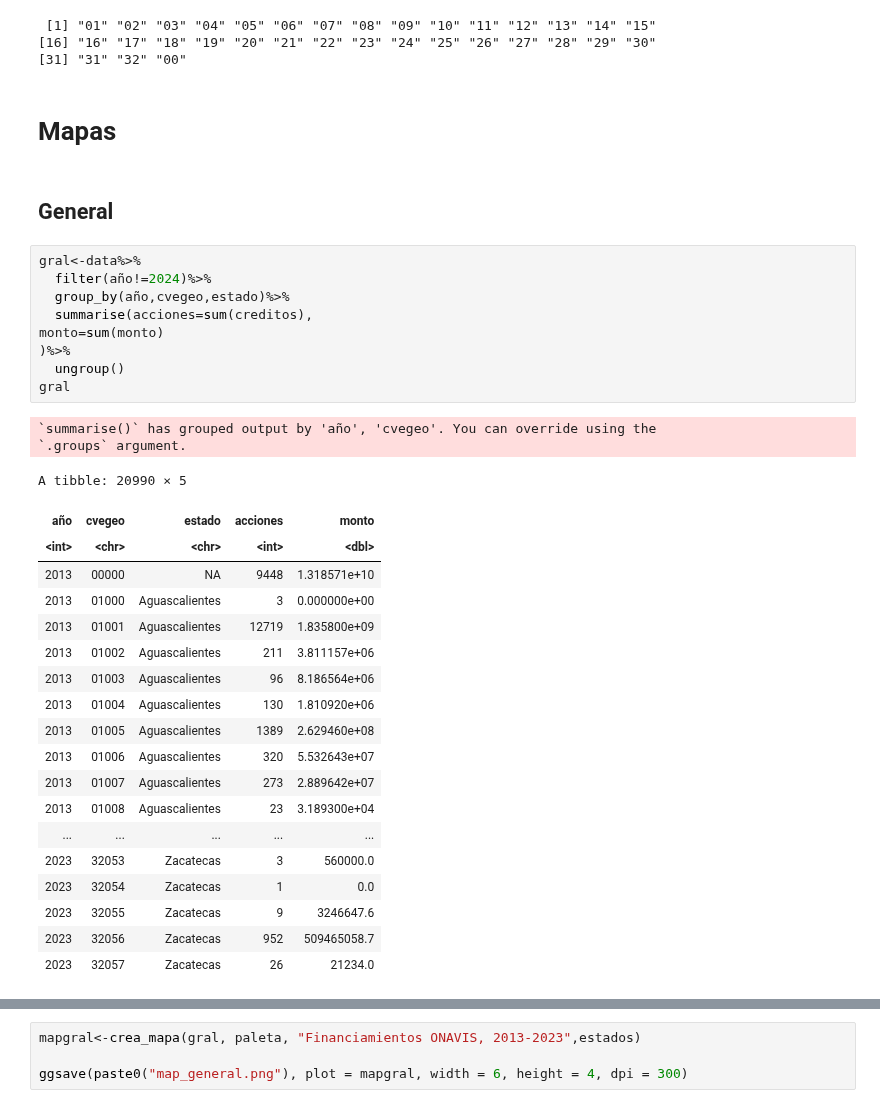
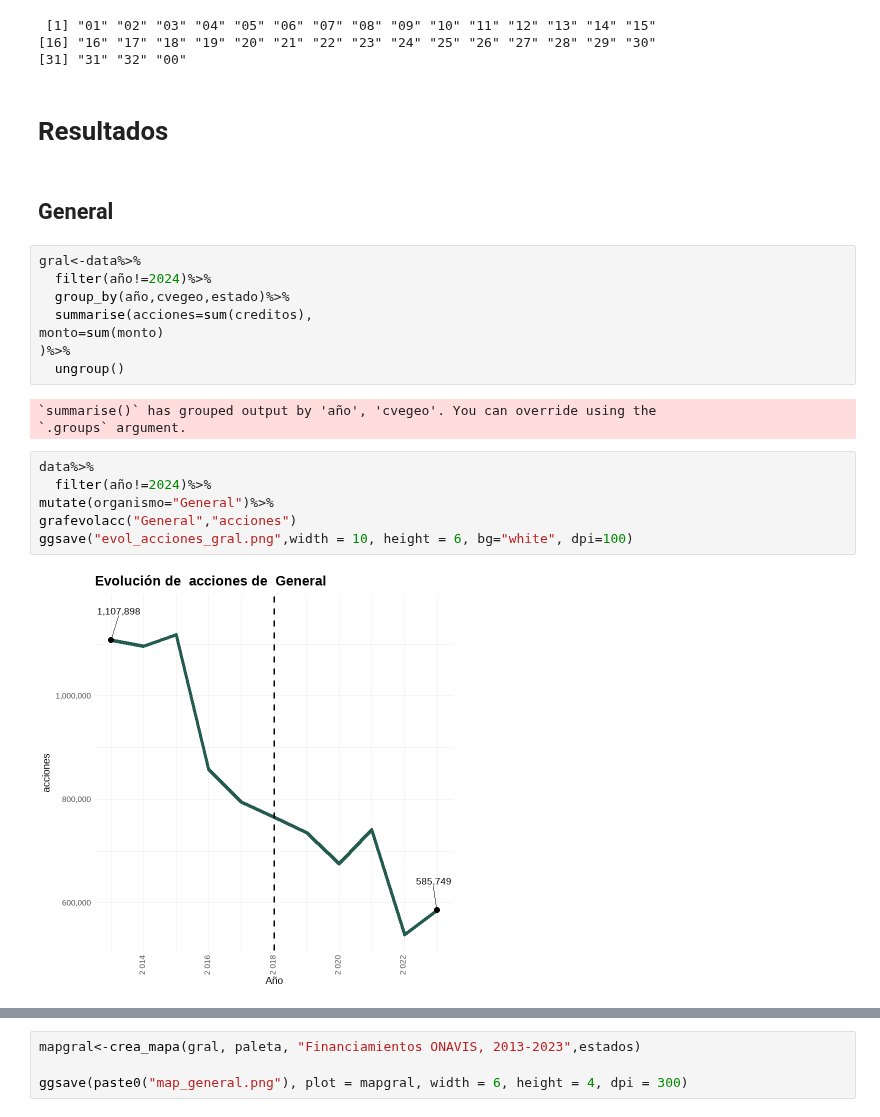
Before and after one commit to claudiodanielpc/datavivi, a Jupyter notebook: datos_cierre_2023.ipynb, the cells around one changed output, grey strips where cells are left out. Saved outputs shown, nothing was run; the diff lists cells and outputs as text.

```diff
--- a/datos_cierre_2023.ipynb
+++ b/datos_cierre_2023.ipynb
@@ -379,7 +456,7 @@ unique(data$cve_ent)
 [16] "16" "17" "18" "19" "20" "21" "22" "23" "24" "25" "26" "27" "28" "29" "30"
 [31] "31" "32" "00"
 # %% [markdown]
-# Mapas
+# Resultados
 # %% [markdown]
 ## General
 # %%
@@ -390,26 +467,14 @@ gral<-data%>%
 monto=sum(monto)
 )%>%
   ungroup()
-gral
 # %% [output]
 `summarise()` has grouped output by 'año', 'cvegeo'. You can override using the
 `.groups` argument.
-A tibble: 20990 × 5
-| año | cvegeo | estado | acciones | monto |
-| <int> | <chr> | <chr> | <int> | <dbl> |
-| 2013 | 00000 | NA | 9448 | 1.318571e+10 |
-| 2013 | 01000 | Aguascalientes | 3 | 0.000000e+00 |
-| 2013 | 01001 | Aguascalientes | 12719 | 1.835800e+09 |
-| 2013 | 01002 | Aguascalientes | 211 | 3.811157e+06 |
-| 2013 | 01003 | Aguascalientes | 96 | 8.186564e+06 |
-| 2013 | 01004 | Aguascalientes | 130 | 1.810920e+06 |
-| 2013 | 01005 | Aguascalientes | 1389 | 2.629460e+08 |
-| 2013 | 01006 | Aguascalientes | 320 | 5.532643e+07 |
-| 2013 | 01007 | Aguascalientes | 273 | 2.889642e+07 |
-| 2013 | 01008 | Aguascalientes | 23 | 3.189300e+04 |
-| ... | ... | ... | ... | ... |
-| 2023 | 32053 | Zacatecas | 3 | 560000.0 |
-| 2023 | 32054 | Zacatecas | 1 | 0.0 |
-| 2023 | 32055 | Zacatecas | 9 | 3246647.6 |
-| 2023 | 32056 | Zacatecas | 952 | 509465058.7 |
-| 2023 | 32057 | Zacatecas | 26 | 21234.0 |
+# %%
+data%>%
+  filter(año!=2024)%>%
+mutate(organismo="General")%>%
+grafevolacc("General","acciones")
+ggsave("evol_acciones_gral.png",width = 10, height = 6, bg="white", dpi=100)
+# %% [output]
+[figure, added]
```
Also changed, not shown: parts of 27 cells of this notebook.
